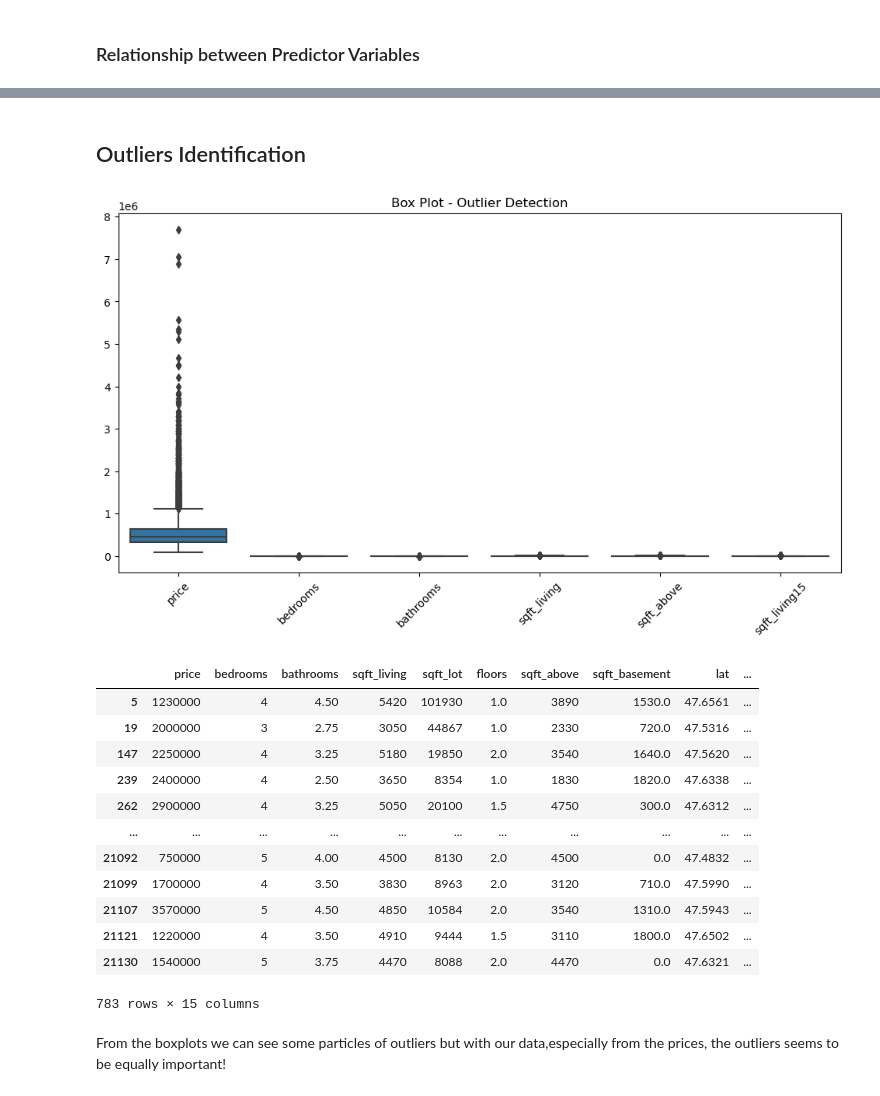
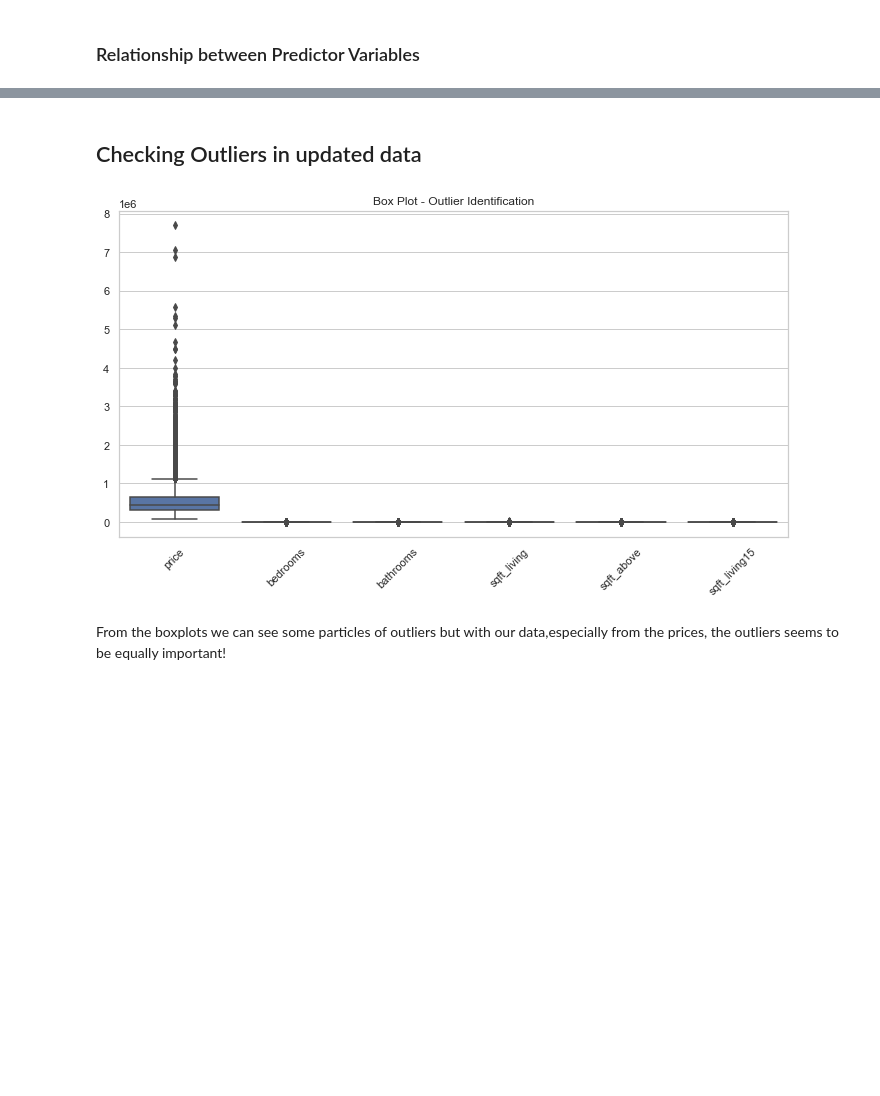
Before and after one commit to bulemi2/PPROJECT, a Jupyter notebook: HOUSING.ipynb, the cells around one changed output, grey strips where cells are left out. Saved outputs shown, nothing was run; the diff lists cells and outputs as text; code cells hidden in the pictures; blank space fills up the shorter version.

```diff
--- a/HOUSING.ipynb
+++ b/HOUSING.ipynb
@@ -291,9 +292,8 @@ Index(['id', 'date', 'price', 'bedrooms', 'bathrooms', 'sqft_living',
 # %%
 # Dropping encoded categorical data
 
-data_updated = data_encoded.drop(['waterfront_YES', 'waterfront_NO',
-'view_AVERAGE',
-'view_EXCELLENT', 'view_FAIR', 'view_GOOD', 'view_NONE','condition_Average', 'condition_Fair', 'condition_Good',
-'condition_Poor', 'condition_Very Good', 'grade_10 Very Good','grade_11 Excellent', 'grade_12 Luxury', 'grade_13 Mansion',
-'grade_3 Poor', 'grade_4 Low', 'grade_5 Fair', 'grade_6 Low Average',
-'grade_7 Average', 'grade_8 Good', 'grade_9 Better'], axis=1)
+data_updated = data_encoded.drop(['waterfront_YES', 'waterfront_NO','view_AVERAGE','view_EXCELLENT',
+'view_FAIR', 'view_GOOD', 'view_NONE','condition_Average', 'condition_Fair', 'condition_Good',
+'condition_Poor', 'condition_Very Good', 'grade_10 Very Good','grade_11 Excellent', 'grade_12 Luxury',
+'grade_13 Mansion','grade_3 Poor', 'grade_4 Low', 'grade_5 Fair', 'grade_6 Low Average',
+'grade_7 Average', 'grade_8 Good', 'grade_9 Better'],axis=1)
@@ -357,18 +385,13 @@ data_updated.head(10)
 data_updated["yr_renovated"] = data_updated["yr_renovated"].astype(int)
 # %%
-# Drop rows with invalid dates
-data_updated = data_updated.dropna(subset=['date'])
-
 # Convert the date column to datetime
 data_updated['date'] = pd.to_datetime(data_updated['date'])
 
-# Calculate years since built
+# Calculate years since built and assign column
+
 data_updated['years_since_built'] = data_updated['date'].dt.year - data_updated['yr_built']
 
 # Calculate years to renovation
+
 data_updated['years_since_renovation'] =np.abs(data_updated['yr_renovated']- data_updated['yr_built'])
 data_updated['years_since_renovation'] = data_updated.years_since_renovation.apply(lambda x: x if len(str(int(x)))==2 else 0.0)
-
-
-# Check the updated dataset
-data_updated.head(10)
@@ -583,38 +602,17 @@ We can see that the predictors with high correlation with the dependent variable
-# %% [markdown]
-## Outliers Identification
+# %% [markdown]
+## Checking Outliers in updated data
 # %%
 # Create box plots to visualize outliers for the updated data.
+
 plt.figure(figsize=(12, 6))
 sns.boxplot(data=data_updated[['price', 'bedrooms', 'bathrooms', 'sqft_living','sqft_above','sqft_living15']])
-plt.title('Box Plot - Outlier Detection')
+sns.set_style('darkgrid')
+plt.title('Box Plot - Outlier Identification')
 plt.xticks(rotation=45)
+
 plt.show()
-
-# Calculate z-scores for numerical features
-numeric_features = ['price', 'bedrooms', 'bathrooms', 'sqft_living','sqft_above','sqft_living15']
-z_scores = data_updated[numeric_features].apply(lambda x: (x - x.mean()) / x.std())
-
-# Identify outliers based on z-score threshold (e.g., z-score > 3 or z-score < -3)
-outliers = data_updated[(z_scores > 3).any(axis=1)]
-
-# Print the outliers
-# Outliers
-outliers
 # %% [output]
-[figure, old version]
+[figure, new version]
-|  | price | bedrooms | bathrooms | sqft_living | sqft_lot | floors | sqft_above | sqft_basement | lat | ... |
-| 5 | 1230000 | 4 | 4.50 | 5420 | 101930 | 1.0 | 3890 | 1530.0 | 47.6561 | ... |
-| 19 | 2000000 | 3 | 2.75 | 3050 | 44867 | 1.0 | 2330 | 720.0 | 47.5316 | ... |
-| 147 | 2250000 | 4 | 3.25 | 5180 | 19850 | 2.0 | 3540 | 1640.0 | 47.5620 | ... |
-| 239 | 2400000 | 4 | 2.50 | 3650 | 8354 | 1.0 | 1830 | 1820.0 | 47.6338 | ... |
-| 262 | 2900000 | 4 | 3.25 | 5050 | 20100 | 1.5 | 4750 | 300.0 | 47.6312 | ... |
-| ... | ... | ... | ... | ... | ... | ... | ... | ... | ... | ... |
-| 21092 | 750000 | 5 | 4.00 | 4500 | 8130 | 2.0 | 4500 | 0.0 | 47.4832 | ... |
-| 21099 | 1700000 | 4 | 3.50 | 3830 | 8963 | 2.0 | 3120 | 710.0 | 47.5990 | ... |
-| 21107 | 3570000 | 5 | 4.50 | 4850 | 10584 | 2.0 | 3540 | 1310.0 | 47.5943 | ... |
-| 21121 | 1220000 | 4 | 3.50 | 4910 | 9444 | 1.5 | 3110 | 1800.0 | 47.6502 | ... |
-| 21130 | 1540000 | 5 | 3.75 | 4470 | 8088 | 2.0 | 4470 | 0.0 | 47.6321 | ... |
-783 rows × 15 columns
 # %% [markdown]
 From the boxplots we can see some particles of outliers but with our data,especially from the prices, the outliers seems to be equally important!
 # %% [markdown]
```
Also changed, not shown: parts of 61 cells of this notebook, 1 other file.
